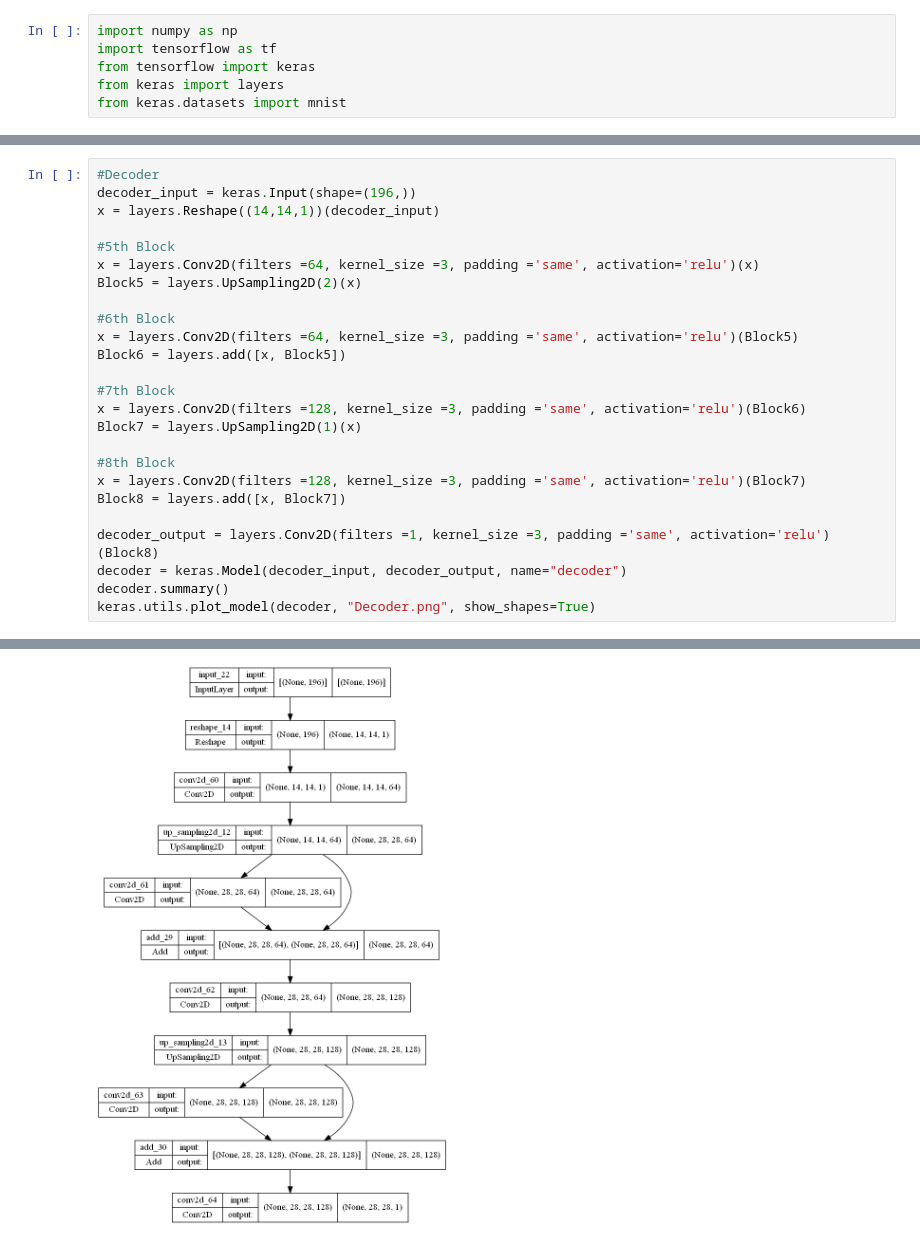
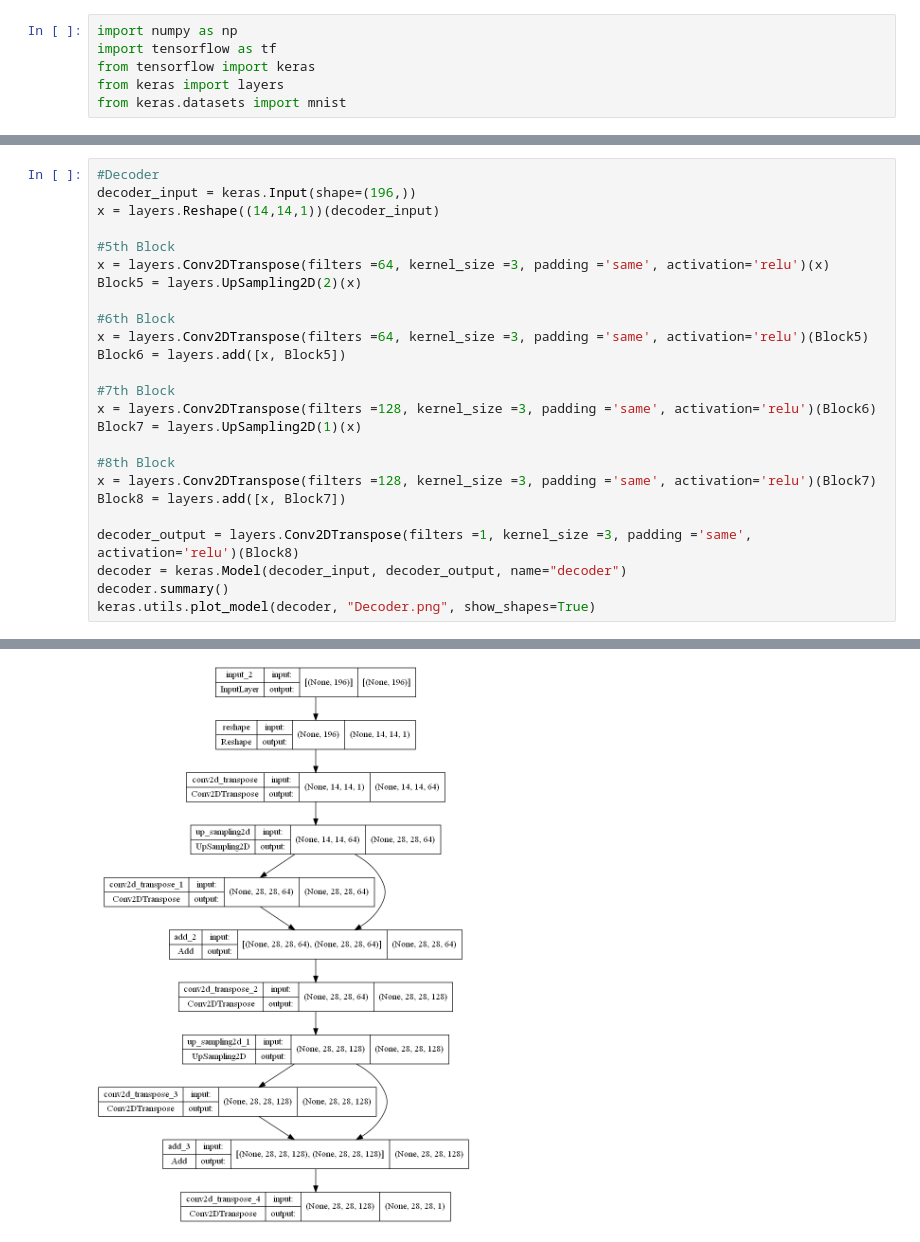
Before and after one commit to DivyamChandalia/AutoEncoder, a Jupyter notebook: AutoEncoder.ipynb, the cells around one changed output, grey strips where cells are left out. Saved outputs shown, nothing was run; the diff lists cells and outputs as text.

```diff
--- a/AutoEncoder.ipynb
+++ b/AutoEncoder.ipynb
@@ -57,22 +57,22 @@ decoder_input = keras.Input(shape=(196,))
 x = layers.Reshape((14,14,1))(decoder_input)
 
 #5th Block
-x = layers.Conv2D(filters =64, kernel_size =3, padding ='same', activation='relu')(x)
+x = layers.Conv2DTranspose(filters =64, kernel_size =3, padding ='same', activation='relu')(x)
 Block5 = layers.UpSampling2D(2)(x)
 
 #6th Block
-x = layers.Conv2D(filters =64, kernel_size =3, padding ='same', activation='relu')(Block5)
+x = layers.Conv2DTranspose(filters =64, kernel_size =3, padding ='same', activation='relu')(Block5)
 Block6 = layers.add([x, Block5])
 
 #7th Block
-x = layers.Conv2D(filters =128, kernel_size =3, padding ='same', activation='relu')(Block6)
+x = layers.Conv2DTranspose(filters =128, kernel_size =3, padding ='same', activation='relu')(Block6)
 Block7 = layers.UpSampling2D(1)(x)
 
 #8th Block
-x = layers.Conv2D(filters =128, kernel_size =3, padding ='same', activation='relu')(Block7)
+x = layers.Conv2DTranspose(filters =128, kernel_size =3, padding ='same', activation='relu')(Block7)
 Block8 = layers.add([x, Block7])
 
-decoder_output = layers.Conv2D(filters =1, kernel_size =3, padding ='same', activation='relu')(Block8)
+decoder_output = layers.Conv2DTranspose(filters =1, kernel_size =3, padding ='same', activation='relu')(Block8)
 decoder = keras.Model(decoder_input, decoder_output, name="decoder")
 decoder.summary()
 keras.utils.plot_model(decoder, "Decoder.png", show_shapes=True)
@@ -93,8 +93,8 @@ ________________________________________________________________________________
 Total params: 260,161
 Trainable params: 260,161
 Non-trainable params: 0
 __________________________________________________________________________________________________
-[figure, old version]
+[figure, new version]
 # %%
 autoencoder_input = keras.Input(shape=(28, 28, 1))
 encoded_img = encoder(autoencoder_input)
```
Also changed, not shown: parts of 6 cells of this notebook.
